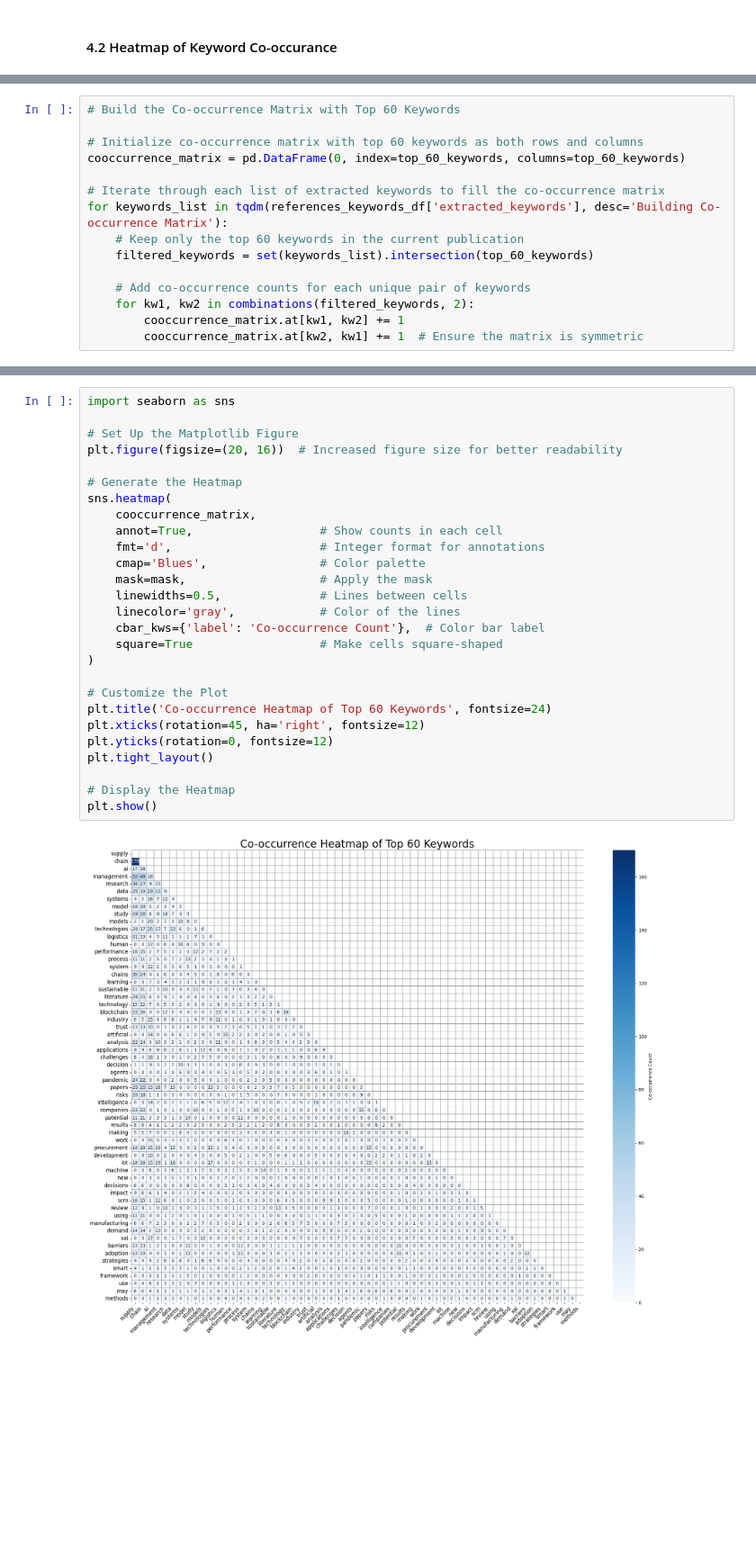
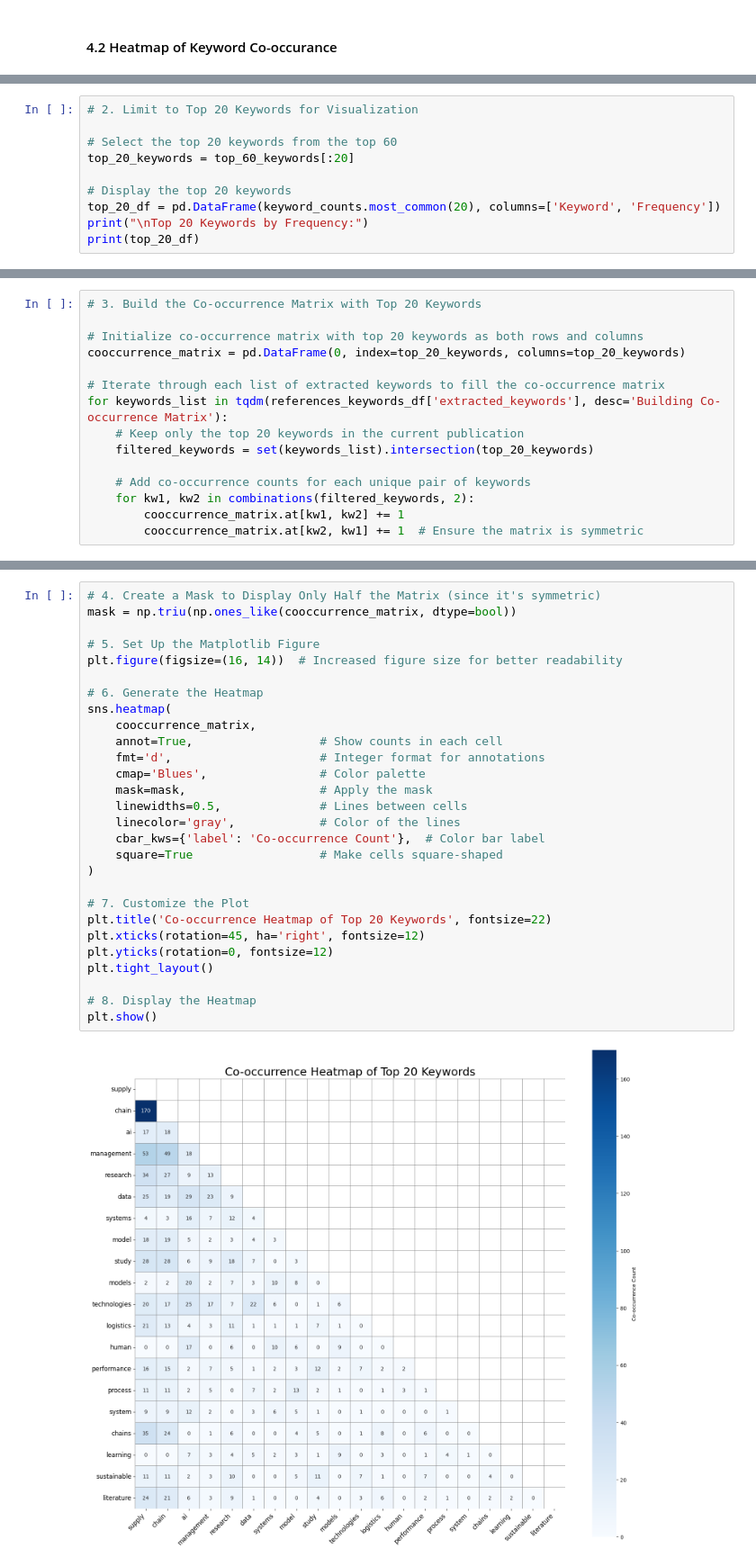
Before and after one commit to skazo4nick/tsi-sota-ai, a Jupyter notebook: notebooks/1_keywords_analysis.ipynb, the cells around one changed output, grey strips where cells are left out. Shown at 90% size. Drawn from its saved outputs; the diff is of its cells as text; blank space fills up the shorter version.

Commit message:
Report on Keywords Analysis added

```diff
--- a/notebooks/1_keywords_analysis.ipynb
+++ b/notebooks/1_keywords_analysis.ipynb
@@ -804,0 +853,10 @@ Successfully installed seaborn-0.13.2
+# %%
+# 2. Limit to Top 20 Keywords for Visualization
+
+# Select the top 20 keywords from the top 60
+top_20_keywords = top_60_keywords[:20]
+
+# Display the top 20 keywords
+top_20_df = pd.DataFrame(keyword_counts.most_common(20), columns=['Keyword', 'Frequency'])
+print("\nTop 20 Keywords by Frequency:")
+print(top_20_df)
@@ -805,13 +881,13 @@ Successfully installed seaborn-0.13.2
 # %%
-# Build the Co-occurrence Matrix with Top 60 Keywords
+# 3. Build the Co-occurrence Matrix with Top 20 Keywords
 
-# Initialize co-occurrence matrix with top 60 keywords as both rows and columns
-cooccurrence_matrix = pd.DataFrame(0, index=top_60_keywords, columns=top_60_keywords)
+# Initialize co-occurrence matrix with top 20 keywords as both rows and columns
+cooccurrence_matrix = pd.DataFrame(0, index=top_20_keywords, columns=top_20_keywords)
 
 # Iterate through each list of extracted keywords to fill the co-occurrence matrix
 for keywords_list in tqdm(references_keywords_df['extracted_keywords'], desc='Building Co-occurrence Matrix'):
-    # Keep only the top 60 keywords in the current publication
-    filtered_keywords = set(keywords_list).intersection(top_60_keywords)
+    # Keep only the top 20 keywords in the current publication
+    filtered_keywords = set(keywords_list).intersection(top_20_keywords)
 
     # Add co-occurrence counts for each unique pair of keywords
     for kw1, kw2 in combinations(filtered_keywords, 2):
@@ -825,29 +896,30 @@ mask = np.triu(np.ones_like(cooccurrence_matrix, dtype=bool))
 # %%
-import seaborn as sns
+# 4. Create a Mask to Display Only Half the Matrix (since it's symmetric)
+mask = np.triu(np.ones_like(cooccurrence_matrix, dtype=bool))
 
-# Set Up the Matplotlib Figure
-plt.figure(figsize=(20, 16))  # Increased figure size for better readability
+# 5. Set Up the Matplotlib Figure
+plt.figure(figsize=(16, 14))  # Increased figure size for better readability
 
-# Generate the Heatmap
+# 6. Generate the Heatmap
 sns.heatmap(
     cooccurrence_matrix,
     annot=True,                  # Show counts in each cell
     fmt='d',                     # Integer format for annotations
     cmap='Blues',                # Color palette
     mask=mask,                   # Apply the mask
     linewidths=0.5,              # Lines between cells
     linecolor='gray',            # Color of the lines
     cbar_kws={'label': 'Co-occurrence Count'},  # Color bar label
     square=True                  # Make cells square-shaped
 )
 
-# Customize the Plot
-plt.title('Co-occurrence Heatmap of Top 60 Keywords', fontsize=24)
+# 7. Customize the Plot
+plt.title('Co-occurrence Heatmap of Top 20 Keywords', fontsize=22)
 plt.xticks(rotation=45, ha='right', fontsize=12)
 plt.yticks(rotation=0, fontsize=12)
 plt.tight_layout()
 
-# Display the Heatmap
+# 8. Display the Heatmap
 plt.show()
 # %% [output]
-[figure, old version]
+[figure, new version]
```
Also changed, not shown: parts of 9 cells of this notebook.
